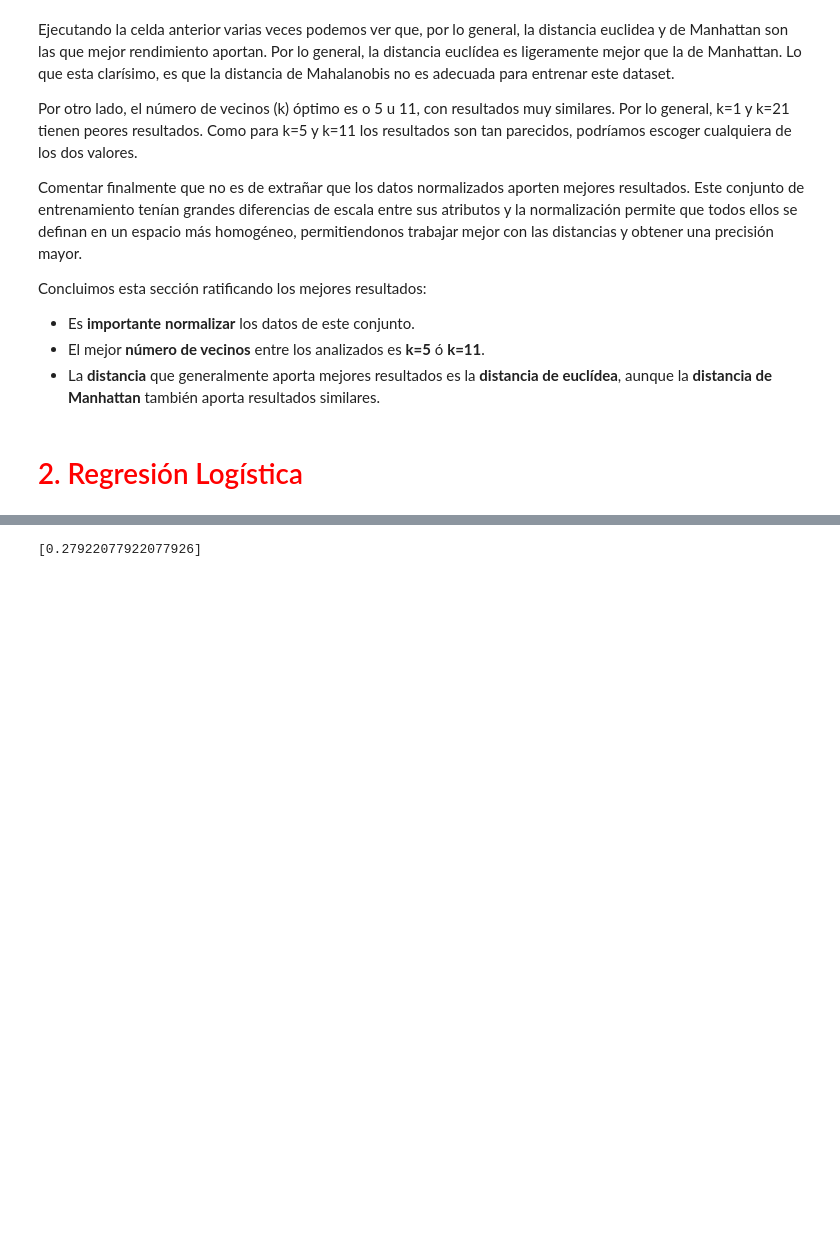
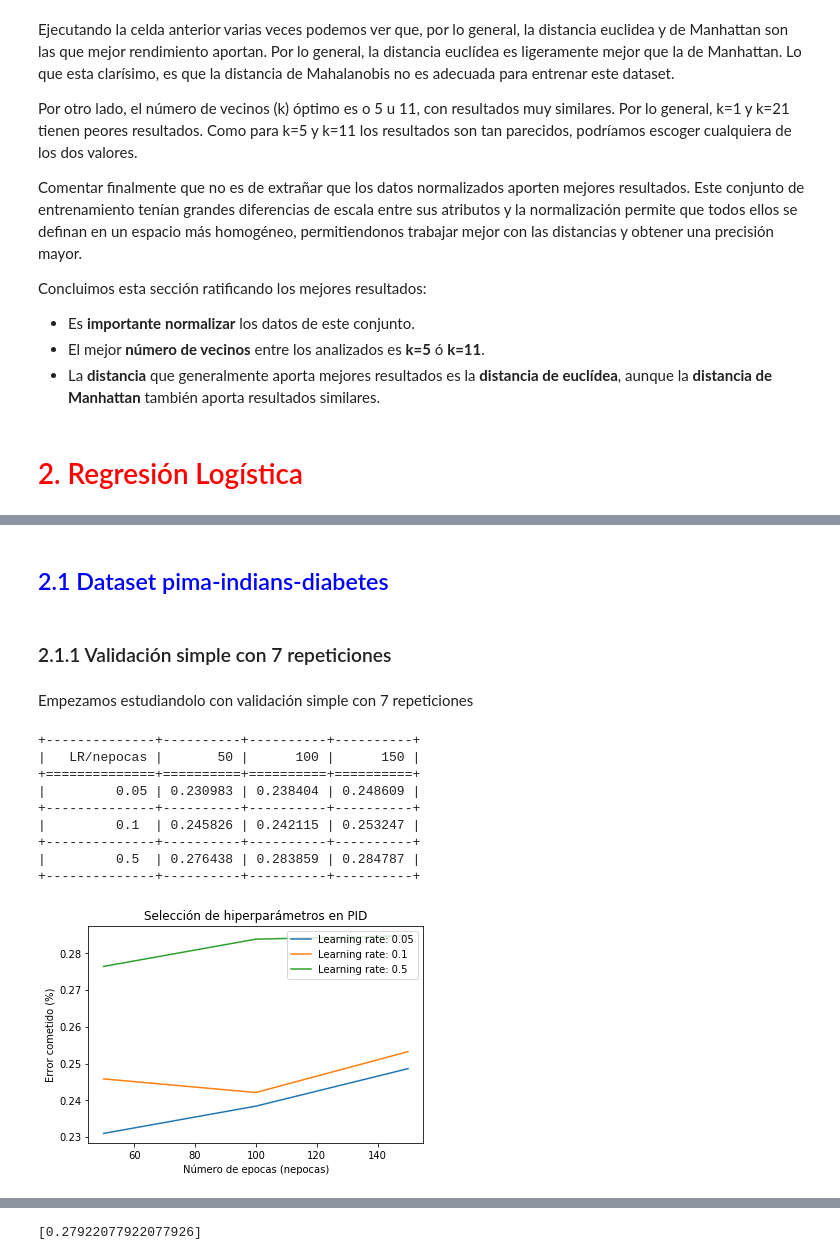
Before and after one commit to AlejandroSantorum/MachineLearning_Assignments, a Jupyter notebook: Assignment2/test_KNN-LR.ipynb, the cells around one changed output, grey strips where cells are left out. Saved outputs shown, nothing was run; the diff lists cells and outputs as text; code cells hidden in the pictures; blank space fills up the shorter version.

Commit message:
Add LogisticRegression test

```diff
--- a/Assignment2/test_KNN-LR.ipynb
+++ b/Assignment2/test_KNN-LR.ipynb
@@ -569,0 +576,46 @@ Concluimos esta sección ratificando los mejores resultados:
+# %%
+# Funcion auxiliar para analizar el rendimiento de regresión logística.
+# Recibe una lista de constantes de aprendizaje y una lista de número de épocas con las que ejecutar RL.
+# Como salida, muestra una tabla con los errores medios obtenidos y una gráfica comparando los resultados.
+
+def run_logReg(lr_list, epochs_list, dataset, db_name, strat):
+    L = []
+    for lr in lr_list:
+        results = []
+        for nepochs in epochs_list:
+            RL = Clasificador.ClasificadorRegresionLogistica(learning_rate=lr, nepochs=nepochs)
+            errores = clasificador.validacion(strat, dataset, RL)
+            err = np.mean(errores)
+            results.append(err)
+        L.append([lr]+results)
+        plt.plot(epochs_list, results, label='Learning rate: '+str(lr))
+
+    print(tabulate(L, headers=['LR/nepocas']+epochs_list, tablefmt="grid"))
+
+    plt.xlabel('Número de epocas (nepocas)')
+    plt.ylabel('Error cometido (%)')
+    plt.legend(loc='upper right')
+    plt.title('Selección de hiperparámetros en '+db_name)
+    plt.plot()
+# %%
+lr_list = [0.05, 0.1, 0.5]
+epochs_list = [50, 100, 150]
+# %% [markdown]
+## <font color='blue'> 2.1 Dataset pima-indians-diabetes </font>
+# %% [markdown]
+### 2.1.1 Validación simple con 7 repeticiones
+# %% [markdown]
+Empezamos estudiandolo con validación simple con 7 repeticiones
+# %%
+run_logReg(lr_list, epochs_list, db_pid_norm, 'PID', strat_simple_rep7)
+# %% [output]
++--------------+----------+----------+----------+
+|   LR/nepocas |       50 |      100 |      150 |
++==============+==========+==========+==========+
+|         0.05 | 0.230983 | 0.238404 | 0.248609 |
++--------------+----------+----------+----------+
+|         0.1  | 0.245826 | 0.242115 | 0.253247 |
++--------------+----------+----------+----------+
+|         0.5  | 0.276438 | 0.283859 | 0.284787 |
++--------------+----------+----------+----------+
+[figure, added]
```
Also changed, not shown: parts of 44 cells of this notebook, 1 other file.
